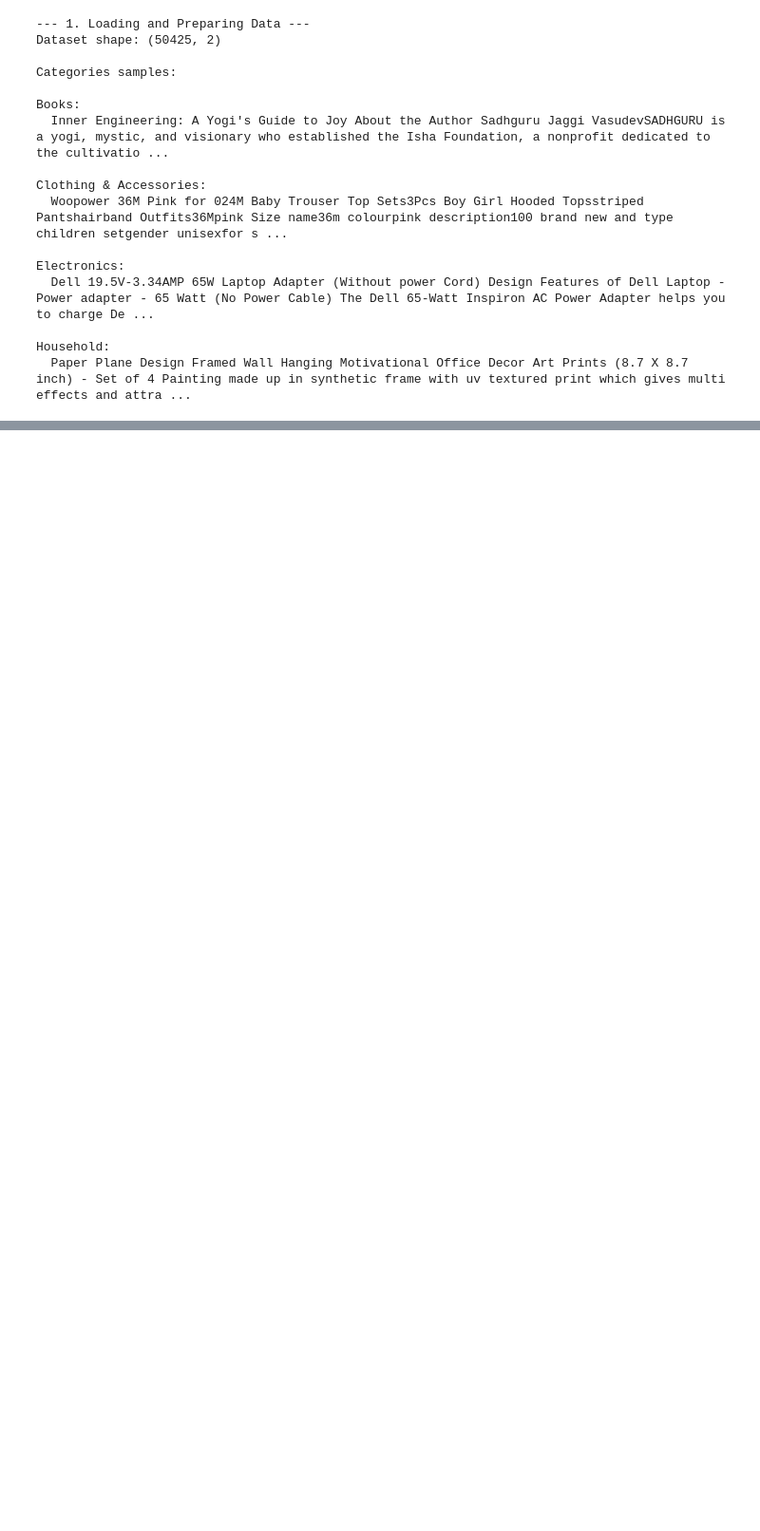
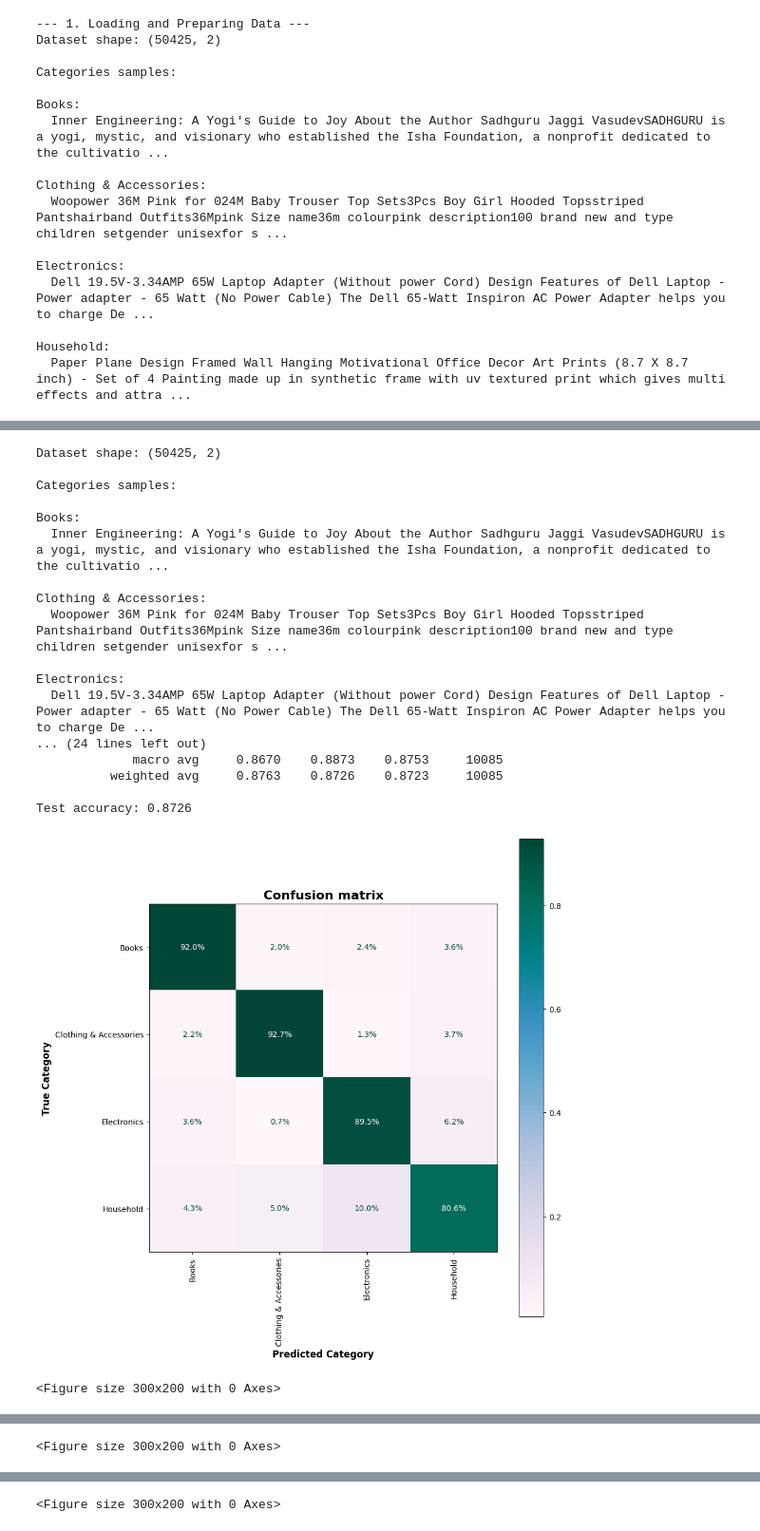
Before and after one commit to kubanova-z/Bachelors-thesis, a Jupyter notebook: neural_network.ipynb, the cells around one changed output, grey strips where cells are left out. Shown at 95% size. Saved outputs shown, nothing was run; the diff lists cells and outputs as text; code cells hidden in the pictures; blank space fills up the shorter version.

Commit message:
Word2Vec + Bert embedder

```diff
--- a/neural_network.ipynb
+++ b/neural_network.ipynb
@@ -111,0 +137,38 @@ First sample (first 10 features):
+# %%
+
+df = load_data("/home/xkubanova_126831/bakalarka/e_com_dataset/data/ecommerceDataset.csv")
+df["Text"] = df["Text"].apply(clean_text)
+# nacitanie predtrenovaneho modelu (300 dimenzionalny)
+w2vmodel = load_word2vec_model()
+print("Model loaded. Vector size:", w2vmodel.vector_size) # 300
+print(df["Category"].value_counts(normalize=True))
+
+
+X_train_vec, X_test_vec, y_train, y_test, w2v_model = prepare_data_word2vec(df)
+model, class_to_idx, acc = train_model(
+    X_train_vec, y_train, X_test_vec, y_test,
+    model_class=TextClassifier,
+    model_params={"hidden_dim": 128},
+    epochs=20,
+    lr=0.001
+)
+# %% [output]
+Dataset shape: (50425, 2)
+
+Categories samples:
+
+Books:
+  Inner Engineering: A Yogi's Guide to Joy About the Author Sadhguru Jaggi VasudevSADHGURU is a yogi, mystic, and visionary who established the Isha Foundation, a nonprofit dedicated to the cultivatio ...
+
+Clothing & Accessories:
+  Woopower 36M Pink for 024M Baby Trouser Top Sets3Pcs Boy Girl Hooded Topsstriped Pantshairband Outfits36Mpink Size name36m colourpink description100 brand new and type children setgender unisexfor s ...
+
+Electronics:
+  Dell 19.5V-3.34AMP 65W Laptop Adapter (Without power Cord) Design Features of Dell Laptop - Power adapter - 65 Watt (No Power Cable) The Dell 65-Watt Inspiron AC Power Adapter helps you to charge De ...
+... (24 lines left out)
+             macro avg     0.8670    0.8873    0.8753     10085
+          weighted avg     0.8763    0.8726    0.8723     10085
+
+Test accuracy: 0.8726
+[figure, added]
+<Figure size 300x200 with 0 Axes>
@@ -111,0 +176 @@ First sample (first 10 features):
+<Figure size 300x200 with 0 Axes>
@@ -111,0 +178 @@ First sample (first 10 features):
+<Figure size 300x200 with 0 Axes>
```
Also changed, not shown: parts of 8 cells of this notebook, 12 other files.
